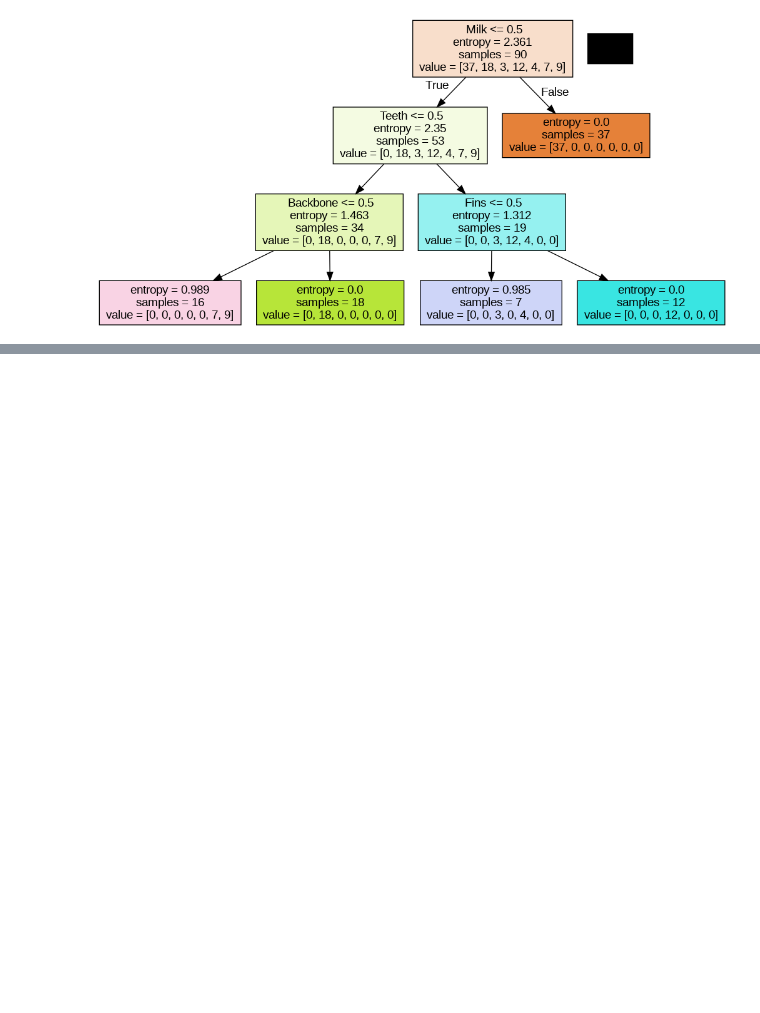
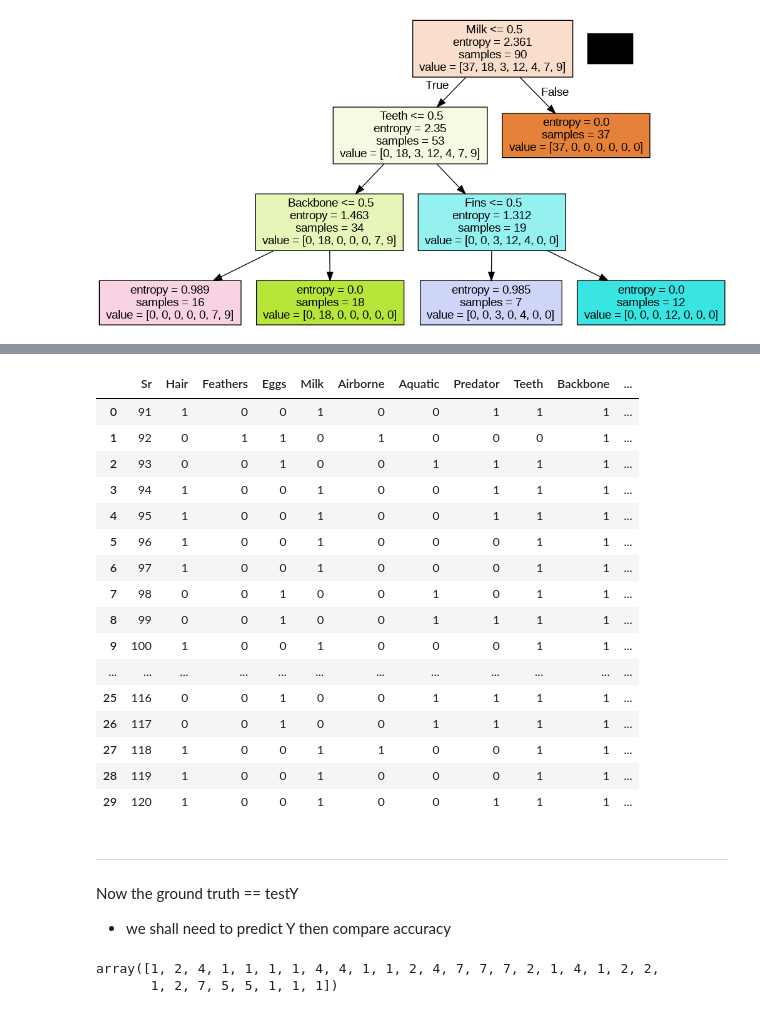
Before and after one commit to OnsongoMabeya/Descision_trees_Animals_Dataset, a Jupyter notebook: Week_8,_9_&_10_Decision_tree_Animals_dataset.ipynb, the cells around one changed output, grey strips where cells are left out. Drawn from its saved outputs; the diff is of its cells as text; code cells hidden in the pictures; blank space fills up the shorter version.

```diff
--- a/Week_8,_9_&_10_Decision_tree_Animals_dataset.ipynb
+++ b/Week_8,_9_&_10_Decision_tree_Animals_dataset.ipynb
@@ -140,0 +250,26 @@ Image(graph.create_png())
+# %%
+testX = testData.drop(['Class'], axis=1)
+# %%
+testX
+# %% [output]
+|  | Sr | Hair | Feathers | Eggs | Milk | Airborne | Aquatic | Predator | Teeth | Backbone | ... |
+| 0 | 91 | 1 | 0 | 0 | 1 | 0 | 0 | 1 | 1 | 1 | ... |
+| 1 | 92 | 0 | 1 | 1 | 0 | 1 | 0 | 0 | 0 | 1 | ... |
+| 2 | 93 | 0 | 0 | 1 | 0 | 0 | 1 | 1 | 1 | 1 | ... |
+| 3 | 94 | 1 | 0 | 0 | 1 | 0 | 0 | 1 | 1 | 1 | ... |
+| 4 | 95 | 1 | 0 | 0 | 1 | 0 | 0 | 1 | 1 | 1 | ... |
+| 5 | 96 | 1 | 0 | 0 | 1 | 0 | 0 | 0 | 1 | 1 | ... |
+| 6 | 97 | 1 | 0 | 0 | 1 | 0 | 0 | 0 | 1 | 1 | ... |
+| 7 | 98 | 0 | 0 | 1 | 0 | 0 | 1 | 0 | 1 | 1 | ... |
+| 8 | 99 | 0 | 0 | 1 | 0 | 0 | 1 | 1 | 1 | 1 | ... |
+| 9 | 100 | 1 | 0 | 0 | 1 | 0 | 0 | 0 | 1 | 1 | ... |
+| ... | ... | ... | ... | ... | ... | ... | ... | ... | ... | ... | ... |
+| 25 | 116 | 0 | 0 | 1 | 0 | 0 | 1 | 1 | 1 | 1 | ... |
+| 26 | 117 | 0 | 0 | 1 | 0 | 0 | 1 | 1 | 1 | 1 | ... |
+| 27 | 118 | 1 | 0 | 0 | 1 | 1 | 0 | 0 | 1 | 1 | ... |
+| 28 | 119 | 1 | 0 | 0 | 1 | 0 | 0 | 0 | 1 | 1 | ... |
+| 29 | 120 | 1 | 0 | 0 | 1 | 0 | 0 | 1 | 1 | 1 | ... |
+# %% [markdown]
+---
+Now the ground truth == testY
+- we shall need to predict Y then compare accuracy
@@ -140,0 +278,5 @@ Image(graph.create_png())
+# %%
+predY
+# %% [output]
+array([1, 2, 4, 1, 1, 1, 1, 4, 4, 1, 1, 2, 4, 7, 7, 7, 2, 1, 4, 1, 2, 2,
+       1, 2, 7, 5, 5, 1, 1, 1])
```
Also changed, not shown: parts of 18 cells of this notebook.
